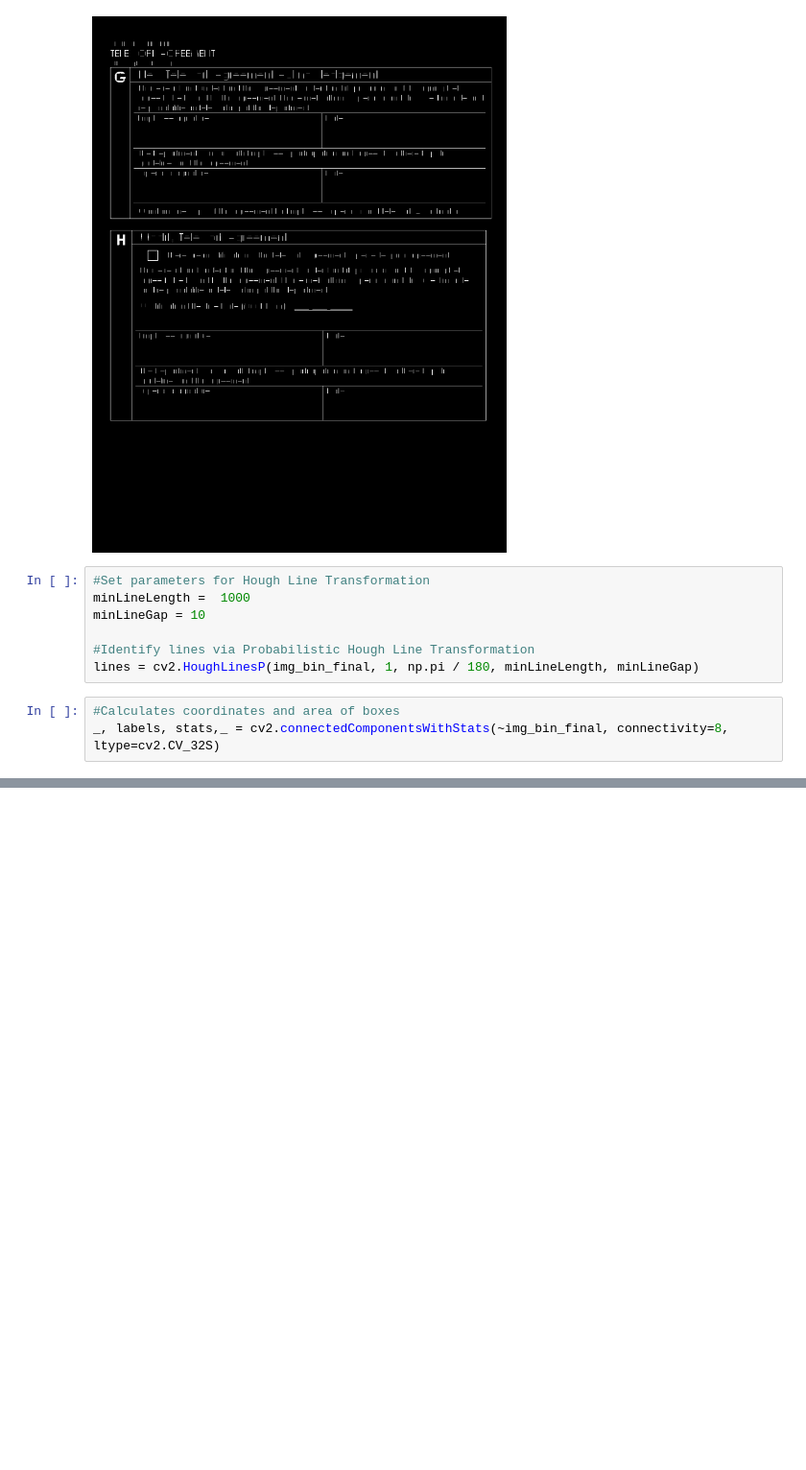
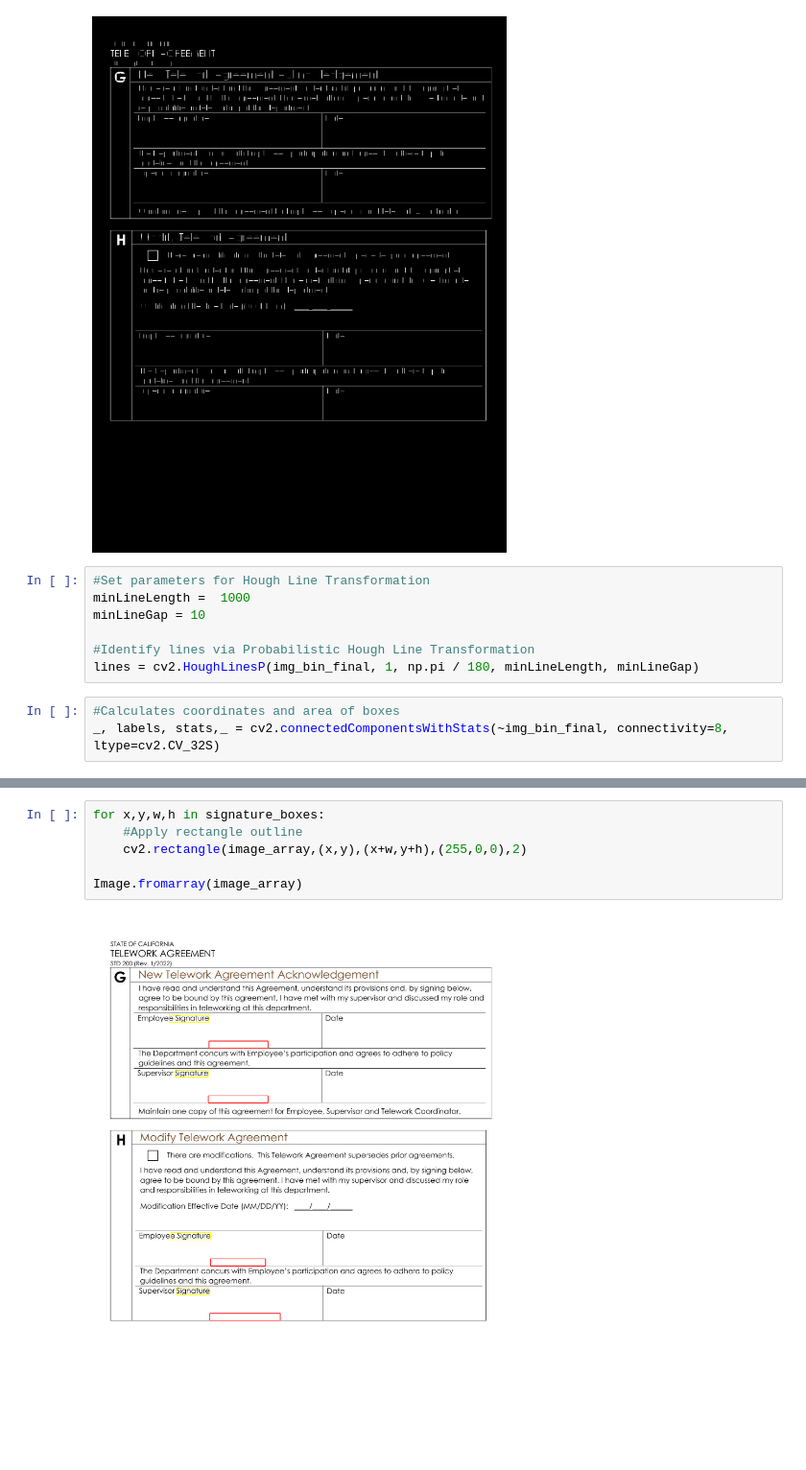
Before and after one commit to maxshay/motley-crew-django-backend, a Jupyter notebook: DocumentFormRecognition.ipynb, the cells around one changed output, grey strips where cells are left out. Shown at 96% size. Drawn from its saved outputs; the diff is of its cells as text; blank space fills up the shorter version.

```diff
--- a/DocumentFormRecognition.ipynb
+++ b/DocumentFormRecognition.ipynb
@@ -143,2 +222,10 @@ Image.fromarray(image_array)
+# %%
+for x,y,w,h in signature_boxes:
+    #Apply rectangle outline
+    cv2.rectangle(image_array,(x,y),(x+w,y+h),(255,0,0),2)
+
+Image.fromarray(image_array)
+# %% [output]
+[figure, added]
 # %%
 #Paint box boundaries and mark corners
```
Also changed, not shown: parts of 10 cells of this notebook.
